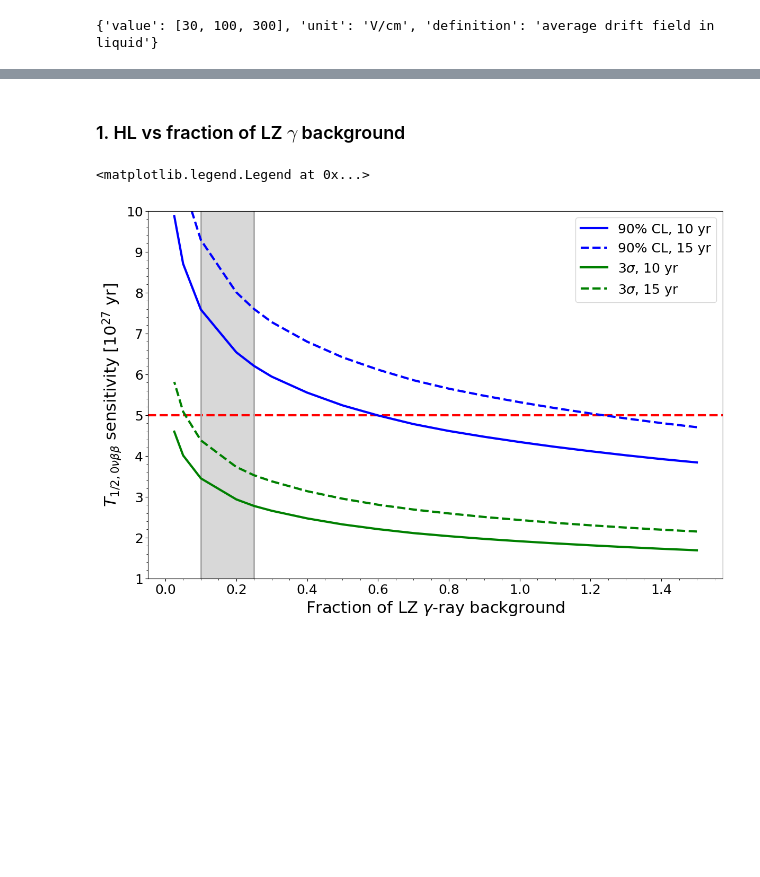
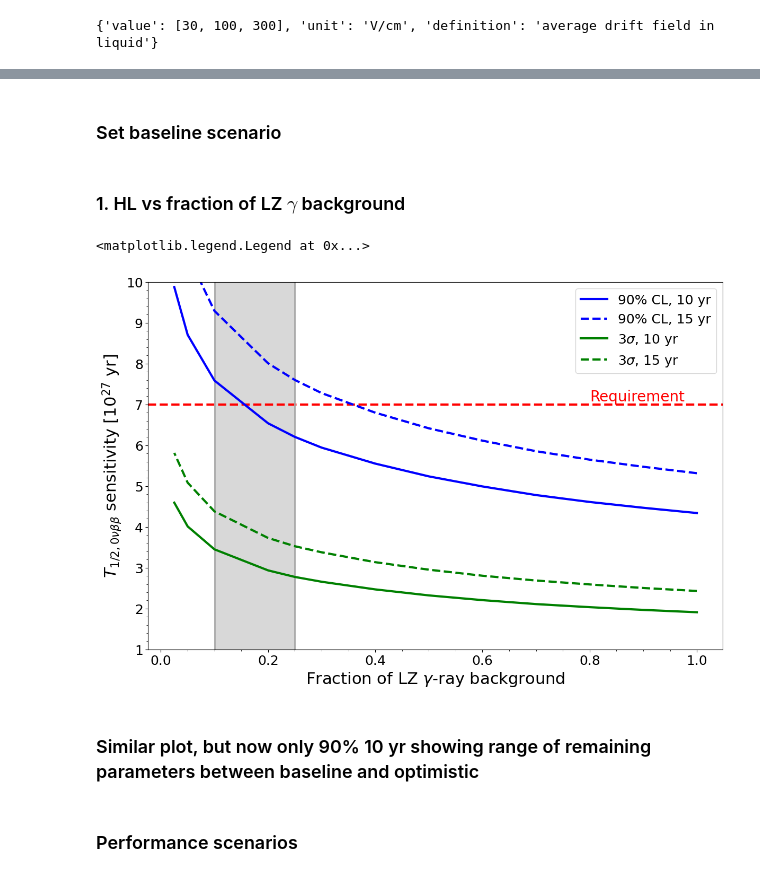
Before and after one commit to kdund/xlzd_reqtask_nufog, a Jupyter notebook: 0vbb/0vbb_Requirements.ipynb, the cells around one changed output, grey strips where cells are left out. Cells and saved outputs as stored; diff of their text form; code cells hidden in the pictures; blank space fills up the shorter version.

Commit message:
Latest version on deucalion. Includes initial requirements studies vs gamma background and radon level

```diff
--- a/0vbb/0vbb_Requirements.ipynb
+++ b/0vbb/0vbb_Requirements.ipynb
@@ -74,0 +58,2 @@ print(data_loaded.get('parameters').get('drift_field'))
+# %% [markdown]
+### Set baseline scenario
@@ -78,7 +78,7 @@ print(data_loaded.get('parameters').get('drift_field'))
 # Keep other parameters at their default values
 [signal_acc, beta_acc, gamma_acc, eres, gamma_frac, BiPo_eff] = baseline_input
 
-gamma_fractions_list = [1.5, 1.4, 1.3, 1.2, 1.1, 1., 0.9, 0.8, 0.7, 0.6, 0.5, 0.4, 0.3, 0.25, 0.2, 0.1, 0.05, 0.025]
+gamma_fractions_list  = [1., 0.9, 0.8, 0.7, 0.6, 0.5, 0.4, 0.3, 0.25, 0.2, 0.1, 0.05, 0.025]
 sens_vs_gammaFrac_10y = []
 sens_vs_gammaFrac_15y = []
 disc_vs_gammaFrac_10y = []
@@ -129,33 +129,37 @@ disc_vs_gammaFrac_15y /= 1e27
 fig, ax = plt.subplots(figsize = (14, 9))
 
 # Requirement line
-plt.axhline(5, ls = "--", lw = 3, color = "red")
-#plt.text(0.01, 5e27, 'Requirement', ha = 'left', va = 'bottom', color = 'red', size = 20)
+plt.axhline(7, ls = "--", lw = 3, color = "red")
+plt.text(0.8, 7, 'Requirement', ha = 'left', va = 'bottom', color = 'red', size = 20)
 # Band showing baseline and optimistic scenarios range
 plt.vlines(0.1, 1, 10, lw = 2, color = "darkgrey")
 #plt.text(0.095, 1.95e28, "progressive", va = "top", ha = "right",color = "dimgrey", size = 18, rotation = 90)
 plt.vlines(0.25, 1, 10, lw = 2, color = "darkgrey")
 #plt.text(0.305, 1.95e28, "baseline", va = "top", ha = "left",color = "dimgrey", size = 18, rotation = 90)
 plt.fill_betweenx([1,10], [0.1, 0.1], [0.25, 0.25], color ="grey", alpha = 0.3)
 
 plt.plot(gamma_fractions_list, sens_vs_gammaFrac_10y, color =  'b', ls = '-', lw = 3, label = '90% CL, 10 yr')
 plt.plot(gamma_fractions_list, sens_vs_gammaFrac_15y, color =  'b', ls = '--', lw = 3, label = '90% CL, 15 yr')
 
 plt.plot(gamma_fractions_list, disc_vs_gammaFrac_10y, color =  'g', ls = '-', lw = 3, label = '3$\sigma$, 10 yr')
 plt.plot(gamma_fractions_list, disc_vs_gammaFrac_15y, color =  'g', ls = '--', lw = 3, label = '3$\sigma$, 15 yr')
 
 plt.minorticks_on()
 plt.ticklabel_format(style='sci', axis='y', scilimits=(0,0))
 
 plt.xlabel(r'Fraction of LZ $\gamma$-ray background')
 plt.ylabel(r'$ T_{1/2, 0\nu\beta\beta}$ sensitivity [10$^{27}$ yr]')
 plt.ylim(1.,10.)
 plt.yticks([1, 2, 3, 4, 5, 6, 7, 8, 9, 10], ['1', '2', '3', '4', '5', '6', '7', '8', '9', '10'])
 #plt.yticks([1e27, 2e27, 3e27, 4e27, 5e27, 6e27, 7e27, 8e27, 9e27, 1e28],
 #            [r"$1\cdot10^{27}$", r"$2\cdot10^{27}$", r"$3\cdot10^{27}$", \
 #             r"$4\cdot10^{27}$", r"$5\cdot10^{27}$", r"$6\cdot10^{27}$", \
 #             r"$7\cdot10^{27}$", r"$8\cdot10^{27}$", r"$9\cdot10^{27}$", r"$1\cdot10^{28}$"]);
 plt.legend()
 # %% [output]
 <matplotlib.legend.Legend at 0x...>
-[figure, old version]
+[figure, new version]
+# %% [markdown]
+### Similar plot, but now only 90% 10 yr showing range of remaining parameters between baseline and optimistic
+# %% [markdown]
+### Performance scenarios
```
Also changed, not shown: parts of 15 cells of this notebook, 2 other files.
